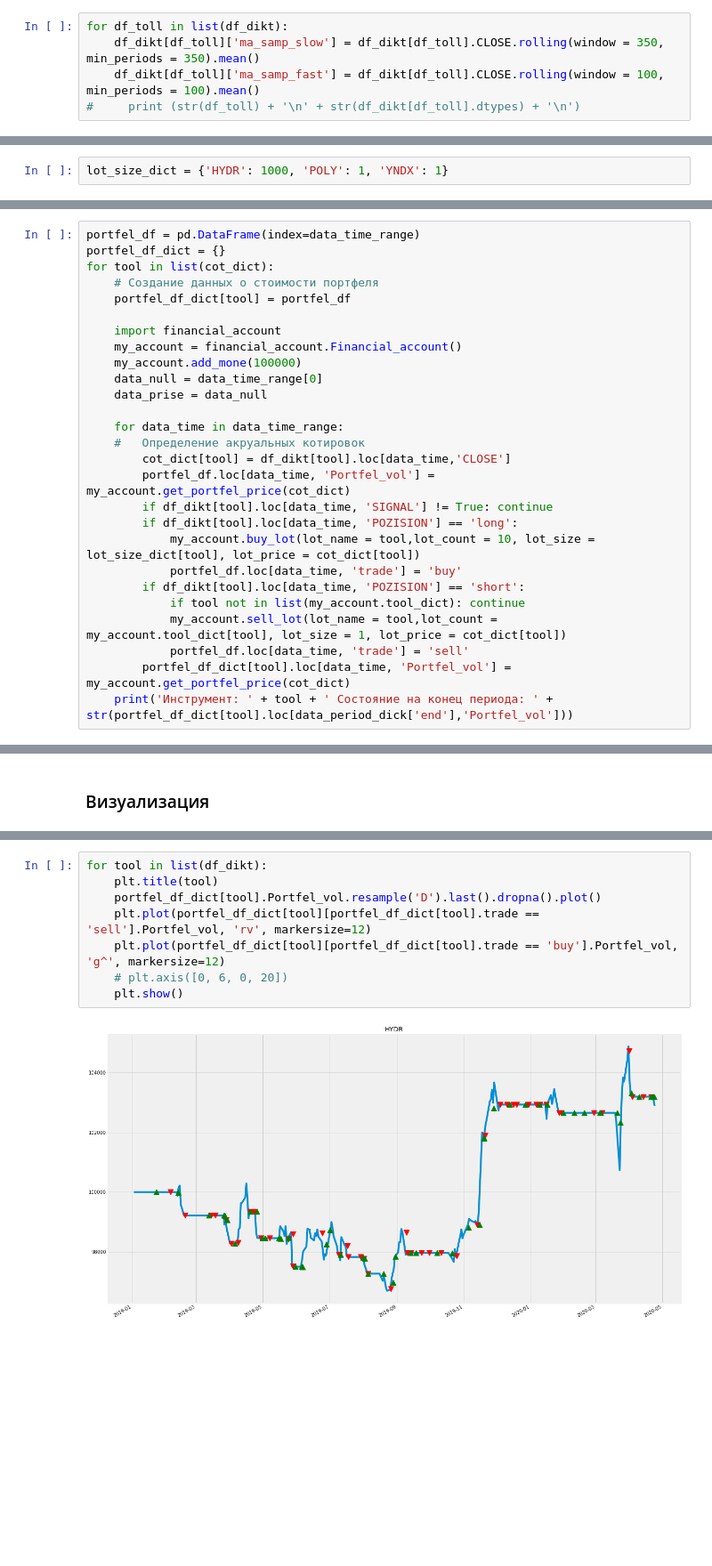
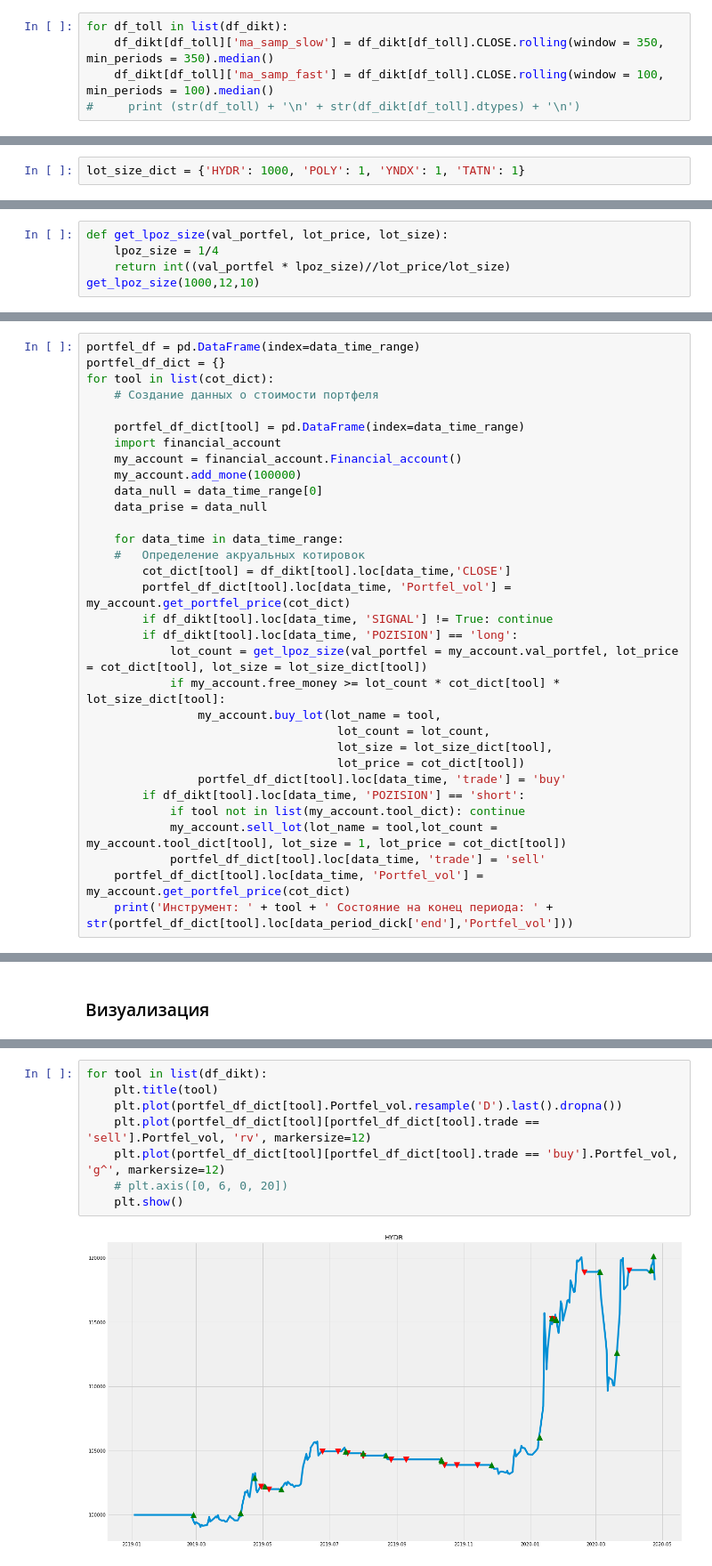
Before and after one commit to Mikhaylov-yv/Trad_histori_test, a Jupyter notebook: historical_test_1.ipynb, the cells around one changed output, grey strips where cells are left out. Shown at 89% size. Cells and saved outputs as stored; diff of their text form; blank space fills up the shorter version.

```diff
--- a/historical_test_1.ipynb
+++ b/historical_test_1.ipynb
@@ -29,8 +30,8 @@ for toll_path in tolls_path_list:
 ### Скользящее среднее
 # %%
 for df_toll in list(df_dikt):
-    df_dikt[df_toll]['ma_samp_slow'] = df_dikt[df_toll].CLOSE.rolling(window = 350, min_periods = 350).mean()
-    df_dikt[df_toll]['ma_samp_fast'] = df_dikt[df_toll].CLOSE.rolling(window = 100, min_periods = 100).mean()
+    df_dikt[df_toll]['ma_samp_slow'] = df_dikt[df_toll].CLOSE.rolling(window = 350, min_periods = 350).median()
+    df_dikt[df_toll]['ma_samp_fast'] = df_dikt[df_toll].CLOSE.rolling(window = 100, min_periods = 100).median()
 #     print (str(df_toll) + '\n' + str(df_dikt[df_toll].dtypes) + '\n')
 # %% [markdown]
 ### Пересечение скользящих средних
@@ -90,5 +92,5 @@ cot_dict
 # %%
-lot_size_dict = {'HYDR': 1000, 'POLY': 1, 'YNDX': 1}
+lot_size_dict = {'HYDR': 1000, 'POLY': 1, 'YNDX': 1, 'TATN': 1}
 # %% [markdown]
 ### Ресэмплирование
 # %%
@@ -102,0 +105,5 @@ data_time_range = pd.date_range(start = data_period_dick['stert'], end = data_pe
+# %%
+def get_lpoz_size(val_portfel, lot_price, lot_size):
+    lpoz_size = 1/4
+    return int((val_portfel * lpoz_size)//lot_price/lot_size)
+get_lpoz_size(1000,12,10)
@@ -112,8 +121,8 @@ portfel_df = pd.DataFrame(index=data_time_range)
 portfel_df_dict = {}
 for tool in list(cot_dict):
     # Создание данных о стоимости портфеля
-    portfel_df_dict[tool] = portfel_df
 
+    portfel_df_dict[tool] = pd.DataFrame(index=data_time_range)
     import financial_account
     my_account = financial_account.Financial_account()
     my_account.add_mone(100000)
@@ -123,15 +132,20 @@ for tool in list(cot_dict):
     for data_time in data_time_range:
     #   Определение акруальных котировок
         cot_dict[tool] = df_dikt[tool].loc[data_time,'CLOSE']
-        portfel_df.loc[data_time, 'Portfel_vol'] = my_account.get_portfel_price(cot_dict)
+        portfel_df_dict[tool].loc[data_time, 'Portfel_vol'] = my_account.get_portfel_price(cot_dict)
         if df_dikt[tool].loc[data_time, 'SIGNAL'] != True: continue
         if df_dikt[tool].loc[data_time, 'POZISION'] == 'long':
-            my_account.buy_lot(lot_name = tool,lot_count = 10, lot_size = lot_size_dict[tool], lot_price = cot_dict[tool])
-            portfel_df.loc[data_time, 'trade'] = 'buy'
+            lot_count = get_lpoz_size(val_portfel = my_account.val_portfel, lot_price = cot_dict[tool], lot_size = lot_size_dict[tool])
+            if my_account.free_money >= lot_count * cot_dict[tool] * lot_size_dict[tool]:
+                my_account.buy_lot(lot_name = tool,
+                                    lot_count = lot_count,
+                                    lot_size = lot_size_dict[tool],
+                                    lot_price = cot_dict[tool])
+                portfel_df_dict[tool].loc[data_time, 'trade'] = 'buy'
         if df_dikt[tool].loc[data_time, 'POZISION'] == 'short':
             if tool not in list(my_account.tool_dict): continue
             my_account.sell_lot(lot_name = tool,lot_count = my_account.tool_dict[tool], lot_size = 1, lot_price = cot_dict[tool])
-            portfel_df.loc[data_time, 'trade'] = 'sell'
-        portfel_df_dict[tool].loc[data_time, 'Portfel_vol'] = my_account.get_portfel_price(cot_dict)
+            portfel_df_dict[tool].loc[data_time, 'trade'] = 'sell'
+    portfel_df_dict[tool].loc[data_time, 'Portfel_vol'] = my_account.get_portfel_price(cot_dict)
     print('Инструмент: ' + tool + ' Состояние на конец периода: ' +  str(portfel_df_dict[tool].loc[data_period_dick['end'],'Portfel_vol']))
 # %% [output]
@@ -145,10 +160,10 @@ for tool in list(cot_dict):
 # %%
 for tool in list(df_dikt):
     plt.title(tool)
-    portfel_df_dict[tool].Portfel_vol.resample('D').last().dropna().plot()
+    plt.plot(portfel_df_dict[tool].Portfel_vol.resample('D').last().dropna())
     plt.plot(portfel_df_dict[tool][portfel_df_dict[tool].trade == 'sell'].Portfel_vol, 'rv', markersize=12)
     plt.plot(portfel_df_dict[tool][portfel_df_dict[tool].trade == 'buy'].Portfel_vol, 'g^', markersize=12)
     # plt.axis([0, 6, 0, 20])
     plt.show()
 # %% [output]
-[figure, old version]
+[figure, new version]
```
Also changed, not shown: parts of 12 cells of this notebook.
